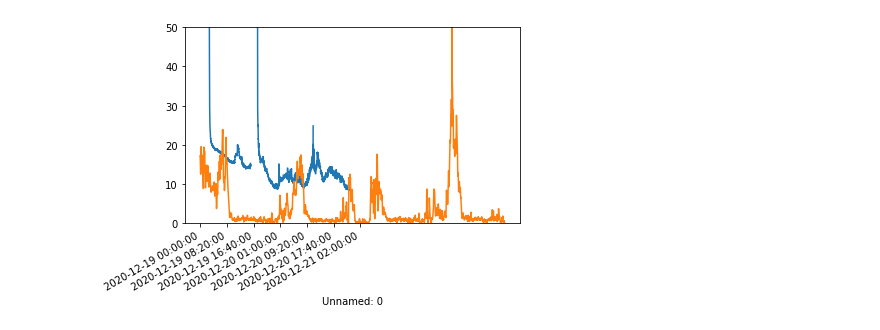
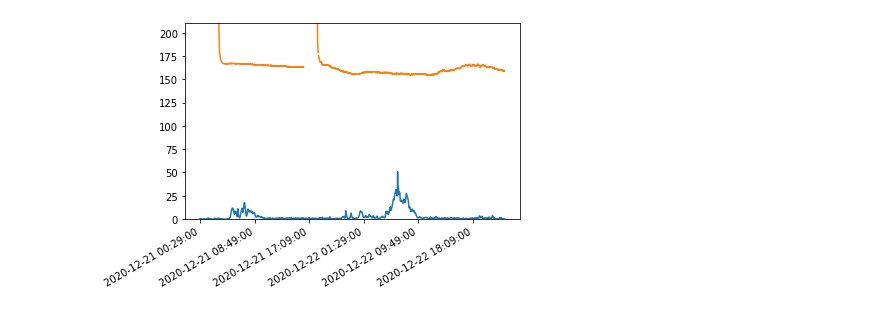
Before and after one commit to JoseSalamancaCoy/RM_DATA, a Jupyter notebook: Code/Gases.ipynb, the cells around one changed output. Saved outputs shown, nothing was run; the diff lists cells and outputs as text; code cells hidden in the pictures.

```diff
--- a/Code/Gases.ipynb
+++ b/Code/Gases.ipynb
@@ -7,3 +15,5 @@ import matplotlib.pyplot as plt
 # %%
 amb = mkt.loaddata_amb('../Data/DATOSMINUTOS.csv','csv')
-eva2 = pd.read_csv('../Data/EVAS_Pilar/Eva2_pilar.csv')
+eva2 = pd.read_csv('../Data/EVAS_Pilar/Eva2/Eva2Pilar.csv')
+eva2.index = pd.DatetimeIndex(eva2['Unnamed: 0']) - pd.Timedelta(hours = 5, minutes = 5)
+eva2.index = eva2.index.strftime('%Y-%m-%d %H:%M:%S')
@@ -13,15 +20,7 @@ eva2.index = eva2.index.strftime('%Y-%m-%d %H:%M:%S')
 # %%
-datastart = '2020-12-19 00:00:00'
+amb = clean(amb,'NO')
+amb['NO'] = pd.to_numeric(amb['NO'])
+
+eva2.index = eva2.iloc[:,0]
+datastart = '2020-12-20 00:00:00'
 dataend = '2020-12-22 23:00:00'
-amb,eva2 = mkt.cutdata([amb,eva2],datastart,dataend)
-# %%
-def clean_nan(data,var):
-    b = np.array(data[var])
-    b = np.where(b == 'Zero',np.nan,b)
-    b = np.where(b == 'Calib',np.nan,b)
-    b = np.where(b == '<Samp',np.nan,b)
-    data[var] = list(b)
-    return data
-
-amb = clean_nan(amb,'NO')
-amb['NO'] = pd.to_numeric(amb['NO'])
@@ -44,0 +29,2 @@ eva2
+# %%
+all_data = pd.merge(amb,eva2,left_index=True,right_index=True)
@@ -45,7 +46,7 @@ eva2
 # %%
-eva2['pm2.5_14.0'].plot()
-amb['NO'].plot()
-plt.ylim(0,50)
+all_data['NO'].plot()
+all_data['pm2.5_13.0'].plot()
+plt.ylim(0,210)
 plt.gcf().autofmt_xdate()
 # %% [output]
-[figure, old version]
+[figure, new version]
```
Also changed, not shown: parts of 6 cells of this notebook, 16 other files.
